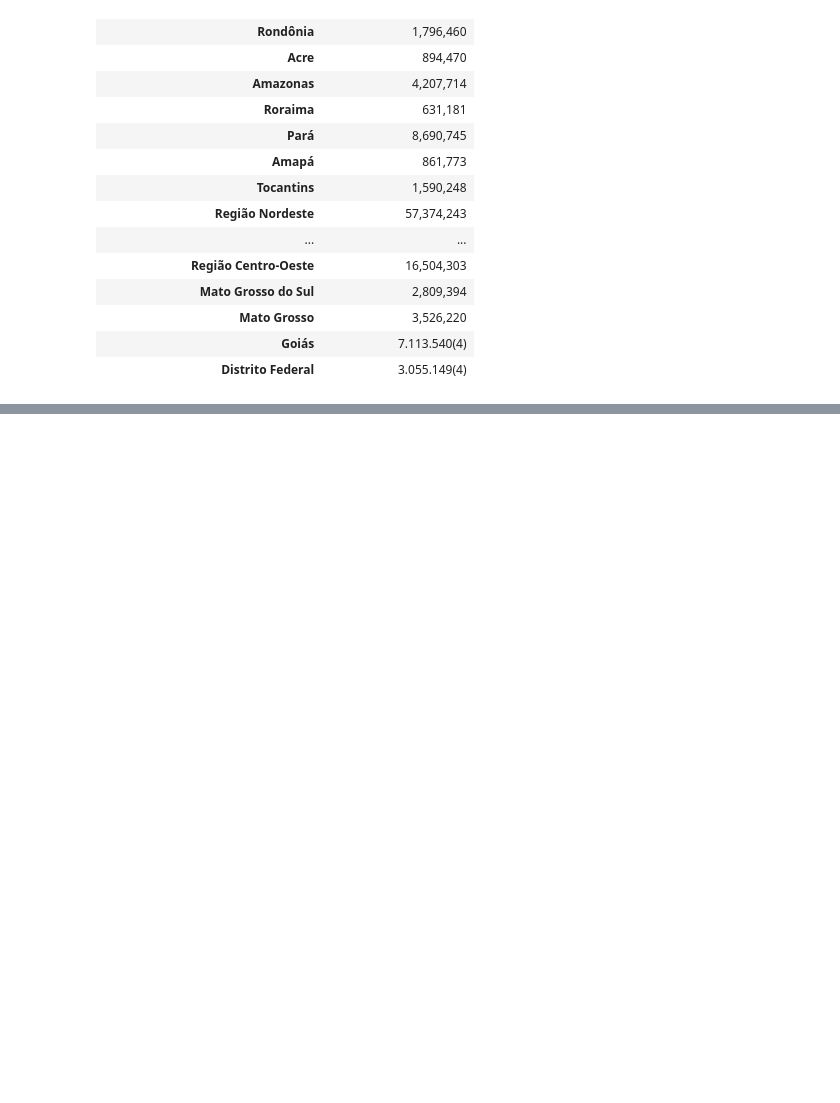
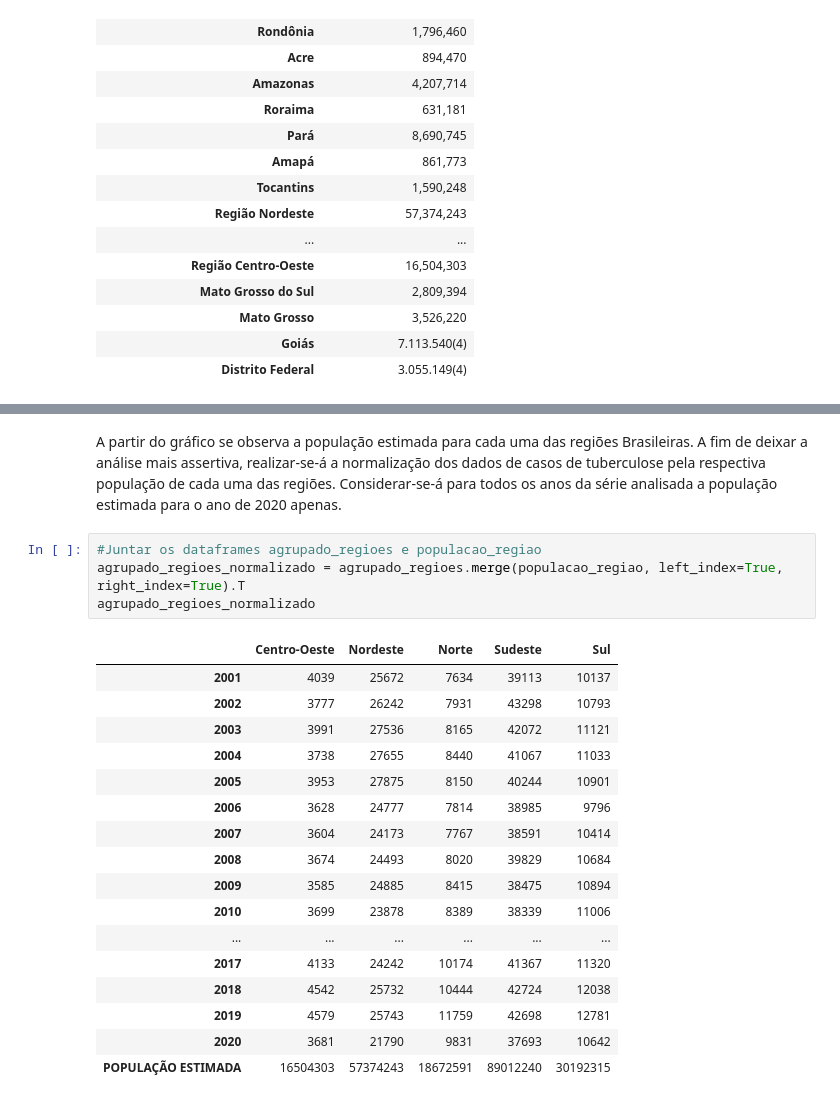
Before and after one commit to IgorQuaresma/-bootcamp_alura_projetos, a Jupyter notebook: bootcamp_alura_projeto1.ipynb, the cells around one changed output, grey strips where cells are left out. Saved outputs shown, nothing was run; the diff lists cells and outputs as text; blank space fills up the shorter version.

```diff
--- a/bootcamp_alura_projeto1.ipynb
+++ b/bootcamp_alura_projeto1.ipynb
@@ -137,0 +164,24 @@ See the caveats in the documentation: https://pandas.pydata.org/pandas-docs/stab
+# %% [markdown]
+A partir do gráfico se observa a população estimada para cada uma das regiões Brasileiras. A fim de deixar a análise mais assertiva, realizar-se-á a normalização dos dados de casos de tuberculose pela respectiva população de cada uma das regiões. Considerar-se-á para todos os anos da série analisada  a população estimada para o ano de 2020 apenas.
+# %%
+#Juntar os dataframes agrupado_regioes e populacao_regiao
+agrupado_regioes_normalizado = agrupado_regioes.merge(populacao_regiao, left_index=True, right_index=True).T
+agrupado_regioes_normalizado
+# %% [output]
+|  | Centro-Oeste | Nordeste | Norte | Sudeste | Sul |
+| 2001 | 4039 | 25672 | 7634 | 39113 | 10137 |
+| 2002 | 3777 | 26242 | 7931 | 43298 | 10793 |
+| 2003 | 3991 | 27536 | 8165 | 42072 | 11121 |
+| 2004 | 3738 | 27655 | 8440 | 41067 | 11033 |
+| 2005 | 3953 | 27875 | 8150 | 40244 | 10901 |
+| 2006 | 3628 | 24777 | 7814 | 38985 | 9796 |
+| 2007 | 3604 | 24173 | 7767 | 38591 | 10414 |
+| 2008 | 3674 | 24493 | 8020 | 39829 | 10684 |
+| 2009 | 3585 | 24885 | 8415 | 38475 | 10894 |
+| 2010 | 3699 | 23878 | 8389 | 38339 | 11006 |
+| ... | ... | ... | ... | ... | ... |
+| 2017 | 4133 | 24242 | 10174 | 41367 | 11320 |
+| 2018 | 4542 | 25732 | 10444 | 42724 | 12038 |
+| 2019 | 4579 | 25743 | 11759 | 42698 | 12781 |
+| 2020 | 3681 | 21790 | 9831 | 37693 | 10642 |
+| POPULAÇÃO ESTIMADA | 16504303 | 57374243 | 18672591 | 89012240 | 30192315 |
```
Also changed, not shown: parts of 7 cells of this notebook.
